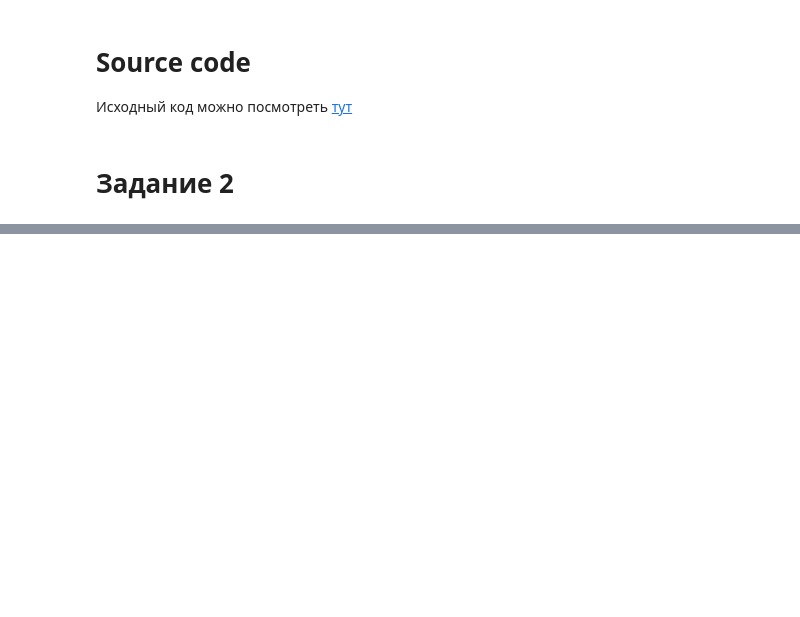
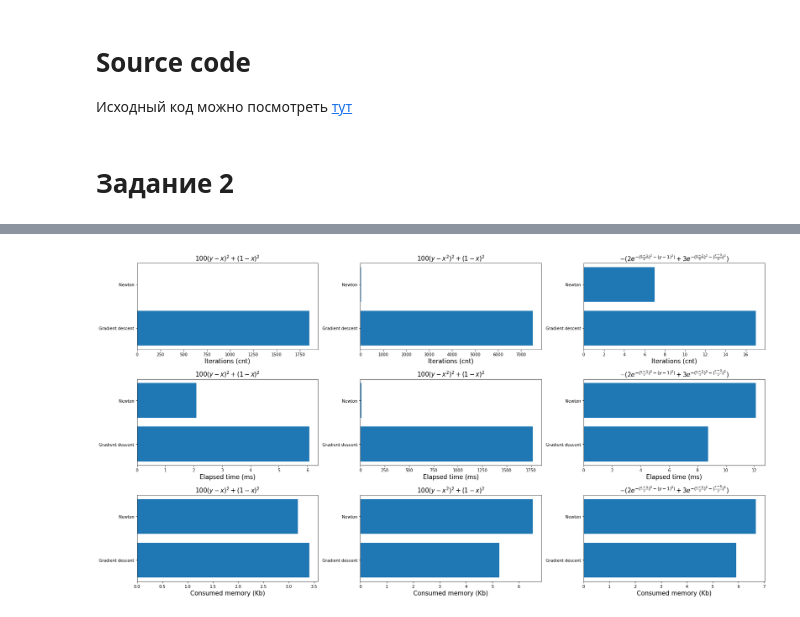
Before and after one commit to Mervap/OptimizationMethods, a Jupyter notebook: lab2/report.ipynb, the cells around one changed output, grey strips where cells are left out. Drawn from its saved outputs; the diff is of its cells as text; code cells hidden in the pictures; blank space fills up the shorter version.

Commit message:
Add statistics plots

```diff
--- a/lab2/report.ipynb
+++ b/lab2/report.ipynb
@@ -13,19 +23,15 @@ import math
 # %% [markdown]
 # Задание 2
 # %%
-import numpy as np
-
-from lab1.task1.golden_ratio import GoldenRatio
-from lab1.watcher import Watcher
-from lab2.newton import Newton
-
 f1 = (
+    r'$100(y - x)^2 + (1 - x)^2$',
     lambda x, y: 100 * (y - x) ** 2 + (1 - x) ** 2,       # function
     lambda x, y: [202 * x - 200 * y - 2, 200 * (y - x)],  # gradient
     lambda x, y: [[202, -200], [-200, 200]]               # hessian
 )
 
 f2 = (
+    r'$100(y - x^2)^2 + (1 - x)^2$',
     lambda x, y: 100 * (y - x ** 2) ** 2 + (1 - x) ** 2,                          # function
     lambda x, y: [2 * (200 * x ** 3 - 200 * x * y + x - 1), 200 * (y - x ** 2)],  # gradient
     lambda x, y: [[1200 * x ** 2 - 400 * y + 2, -400 * x], [-400 * x, 200]],      # hessian
@@ -35,6 +41,7 @@ f3_exp_e1 = lambda x, y: math.exp(-(x - 2) ** 2 / 9 - (y - 3) ** 2 / 4)
 f3_exp_e2 = lambda x, y: math.exp(-(x - 1) ** 2 / 4 - (y - 1) ** 2)
 
 f3 = (
+    r'$-(2e^{-(\frac{x - 1}{2})^2 - (y - 1)^2)} + 3e^{-(\frac{x - 2}{3})^2 - (\frac{y - 3}{2})^2})$',
     lambda x, y: (-2 * math.exp(-((x - 1) / 2) ** 2 - (y - 1) ** 2) +
                   -3 * math.exp(-((x - 2) / 3) ** 2 - ((y - 3) / 2) ** 2)),
     lambda x, y: [
@@ -100,0 +141,38 @@ for (f, grad, hessian) in fs:
+# %%
+iter_stats = []
+time_stats = []
+mem_stats = []
+for i in range(len(fs)):
+    title = fs[i][0]
+    _logs = logs[i]
+    _times = times[i]
+    _mems = mems[i]
+    iter_stat = []
+    time_stat = []
+    mem_stat = []
+    for j in range(len(algs)):
+        alg = algs[j]
+        worst_iter = max(map(lambda x: len(x) - 1, _logs[alg]))
+        iter_stat.append(worst_iter)
+        time_stat.append(_times[j])
+        mem_stat.append(_mems[j])
+    iter_stats.append(("Iterations (cnt)", title, iter_stat))
+    time_stats.append(("Elapsed time (ms)", title, time_stat))
+    mem_stats.append(("Consumed memory (Kb)", title, mem_stat))
+
+alg_names = list(map(lambda x: x.name, algs))
+fig = plt.figure(figsize=(23, 12))
+i = 0
+for (x_label, title, stat) in iter_stats + time_stats + mem_stats:
+    i += 1
+    ax = fig.add_subplot(3, len(fs), i)
+    ax.set_xlabel(x_label, fontsize=15)
+    ax.set_title(title, fontsize=15)
+
+    ax.barh(alg_names, stat, align='center')
+    ax.set_yticks(np.arange(len(algs)))
+    ax.set_yticklabels(alg_names)
+
+fig.tight_layout()
+# %% [output]
+[figure, added]
```
Also changed, not shown: parts of 4 cells of this notebook, 2 other files.
